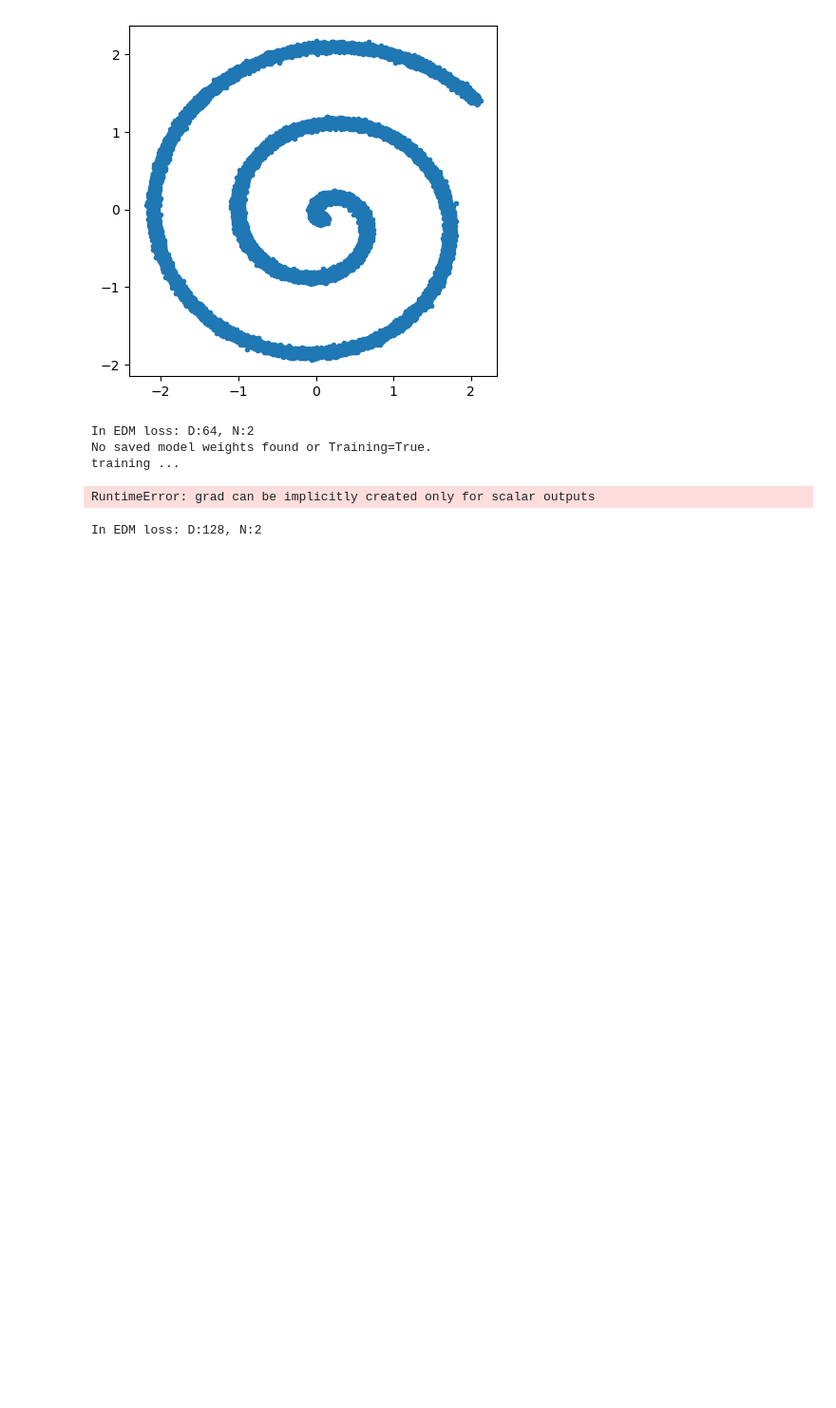
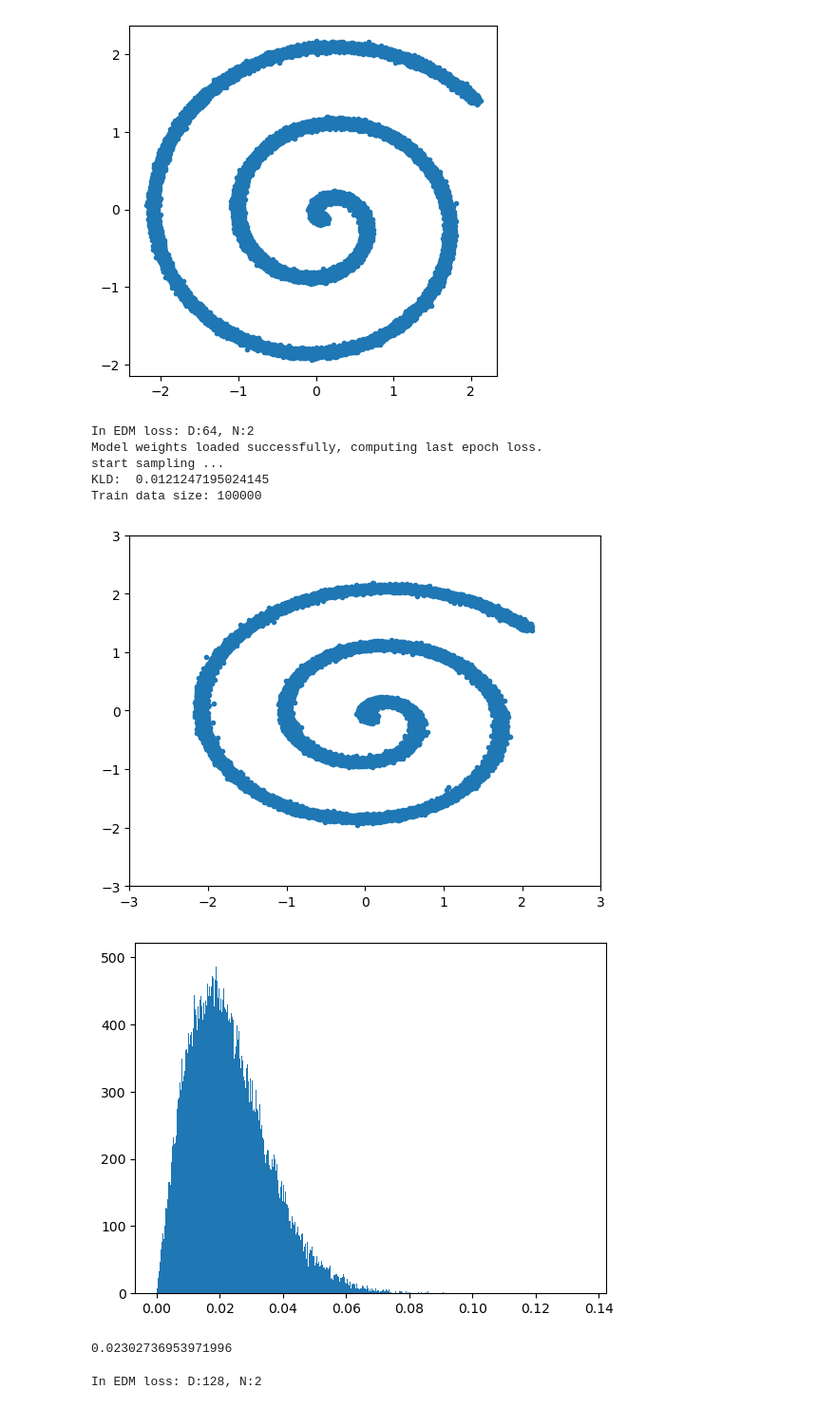
Before and after one commit to christian-jacobsen/CoCoGen, a Jupyter notebook: PFGMPP_study.ipynb, the cells around one changed output. Shown: that part at 95% size. Drawn from its saved outputs; the diff is of its cells as text; code cells hidden in the pictures; blank space fills up the shorter version.

Commit message:
Add pfgmppUNet, 1D pfgmpp tested on swiss roll

```diff
--- a/PFGMPP_study.ipynb
+++ b/PFGMPP_study.ipynb
@@ -338,14 +397,13 @@ def edm_sampler(
         t_hat = net.round_sigma(t_cur + gamma * t_cur)
         x_hat = x_cur + (t_hat ** 2 - t_cur ** 2).sqrt() * S_noise * randn_like(x_cur)
         # Euler step.
-
-        denoised = net(x_hat, t_hat).to(torch.float64)
+        denoised = net(x_hat, repeat(t_hat.reshape(-1), 'w -> h w', h=x_hat.shape[0]), class_labels).to(torch.float64)
         d_cur = (x_hat - denoised) / t_hat
         x_next = x_hat + (t_next - t_hat) * d_cur
 
         # Apply 2nd order correction.
         if i < num_steps - 1:
-            denoised = net(x_next, t_next).to(torch.float64)
+            denoised = net(x_next, repeat(t_next.reshape(-1), 'w -> h w', h=x_next.shape[0]), class_labels).to(torch.float64)
             d_prime = (x_next - denoised) / t_next
             x_next = x_hat + (t_next - t_hat) * (0.5 * d_cur + 0.5 * d_prime)
 
@@ -511,7 +569,7 @@ class StackedRandomGenerator:
 # %%
 seed_everything(0)
 # optimization
-learning_rate = 1e-4
+learning_rate = 5e-5
 num_epochs = 500
 
 
@@ -532,7 +590,8 @@ H_true_arr = []
 
 
 pfgmpp = True
-Training =True
+Training =False
+output_step = 10
 
 for D in D_values:
     seed_everything(0)
@@ -547,16 +606,20 @@ for D in D_values:
     generator = torch.Generator().manual_seed(0)
     train_set, val_set = torch.utils.data.random_split(train_set, [1,0], generator=generator)
 
-    batch_size = 32
+    batch_size = 256
     train_loader = torch.utils.data.DataLoader(
         train_set, batch_size=batch_size
     )
-
-    model = EDMPrecond(2, 2, model_dim=128,
+    '''
+    model = EDM1DUncon(2, 2, model_dim=128,
                     dim_mult=[1,1,1], dim_mult_emb=1, num_blocks=2,
                     dropout=0, emb_type="sinusoidal", dim_mult_noise=1, affine=True,
                     D=D, pfgmpp=pfgmpp)
-
+    '''
+    model = EDM1DCFG(2, 2, 1, model_dim=128,
+                    dim_mult=[1,1,1], dim_mult_emb=1, num_blocks=2,
+                    dropout=0, emb_type="sinusoidal", dim_mult_time=1, affine=True,
+                    D=D, pfgmpp=pfgmpp)
     loss_fn = EDMLoss(D=D, N=model.N)
     file_path = f'mdl_weights/pfgm_D_{D}.pth'
 
@@ -570,7 +633,7 @@ for D in D_values:
                 model.parameters(),
                 lr=learning_rate,
             )
-        for epoch in range(num_epochs):
+        for epoch in range(1):
             model.train()
             avg_loss = 0.
             num_items = 0
@@ -580,13 +643,13 @@ for D in D_values:
                 c = batch[1]
                 x = x.to(device)
                 c = c.to(device)
-                loss = loss_fn(model, x, labels=None, augment_pipe=None, stf=False, pfgmpp=model.pfgmpp)
+                loss = loss_fn(model, x, labels=c, augment_pipe=None, stf=False, pfgmpp=model.pfgmpp)
 
                 #optimizer.zero_grad()
                 #loss.backward()
                 #optimizer.step()
                 num_items += x.shape[0]
-                avg_loss += loss.item() * x.shape[0]
+                avg_loss += loss.mean().item() * x.shape[0]
     else:
         print("No saved model weights found or Training=True.")
         model.train()
@@ -605,7 +668,6 @@ for D in D_values:
 
         #tqdm_epoch = tqdm.notebook.trange(num_epochs)
         best_val_loss = float('inf')
-        save_path = './model.pth'
         print('training ...')
         for epoch in range(num_epochs):
             model.train()
@@ -617,26 +679,30 @@ for D in D_values:
                 c = batch[1]
                 x = x.to(device)
                 c = c.to(device)
-                loss = loss_fn(model, x, labels=None, augment_pipe=None, stf=False, pfgmpp=model.pfgmpp)
+                batch_size = x.shape[0]
+                loss = loss_fn(model, x, labels=c, augment_pipe=None, stf=False, pfgmpp=model.pfgmpp)
 
                 optimizer.zero_grad()
-                loss.backward()
+                loss.sum().mul(1/batch_size).backward()
                 optimizer.step()
-                avg_loss += loss.item() * x.shape[0]
+                avg_loss += loss.mean().item() * batch_size
                 num_items += x.shape[0]
-                loss_v.append(loss.item())
+                loss_v.append(loss.mean().item() * batch_size)
                 loss_avg.append(avg_loss / num_items)
             # Print the averaged training loss so far.
-            #if epoch % output_step == 0 or epoch == num_epochs - 1:
-        torch.save(model.state_dict(), 'mdl_weights/uncon_train_len'+'_'+str(train_data_length)+'.pth')
+            if epoch % output_step == 0 or epoch == num_epochs - 1:
+                print(f"Epoch {epoch} | Loss: {avg_loss / num_items:.4f}")
+        torch.save(model.state_dict(), file_path)
         print('train data length: ', train_data_length, ' last_loss: ', avg_loss / num_items)
 
+    print('start sampling ...')
+    sample_size = 100000
     model.eval()
     last_loss = avg_loss / num_items
-    #test_cond = torch.rand(sample_size, device=device)*10-5
-    rnd = StackedRandomGenerator(device, 0)
+    test_cond = torch.rand(sample_size, device=device)*10-5
+    rnd = StackedRandomGenerator(device, range(sample_size))
     if pfgmpp:
-        latents = rnd.rand_beta_prime([batch_size, model.in_dim],
+        latents = rnd.rand_beta_prime([sample_size, model.in_dim],
                             N=model.N,
                             D=D,
                             pfgmpp=pfgmpp,
@@ -644,10 +710,11 @@ for D in D_values:
                             #sigma_max=sampler_kwargs['sigma_max'] if (N > 256 * 256 * 3) else 80)
                             sigma_max=80)
     else:
-        latents = rnd.randn([batch_size, model.in_dim],
+        latents = rnd.randn([sample_size, model.in_dim],
                             device=device)
     with torch.no_grad():
-        samples, _ = edm_sampler(model, latents=latents, class_labels=None, randn_like=rnd.randn_like, pfgmpp=pfgmpp)
+        samples, _ = edm_sampler(model, latents=latents, class_labels=test_cond, randn_like=rnd.randn_like, pfgmpp=pfgmpp)
+        #samples = ablation_sampler(model, latents=latents, class_labels=test_cond, randn_like=rnd.randn_like)
     #samples, _ = vp_ode_sampler(model, vp, train_data.shape, device)
     samples = samples.detach().cpu().numpy()
     fid = fid_metric(samples, orig_sample.detach().cpu().numpy())
@@ -658,39 +725,41 @@ for D in D_values:
     '''
     nll_total = 0
     process_batch_size = 100000
     for i in range(0, orig_sample.size(0), process_batch_size):
         batch = orig_sample[i:i + process_batch_size].to(device)
         batch_nll = likelihood_fn(model, batch)[0]
         nll_total += batch_nll.sum().item()
     # Calculate the average NLL
-    avg_nll = nll_total / orig_sample.size(0)
+    avg_nll = nll_total / orz?Qu?ggf.cvM$Z5ig_sample.size(0)
     '''
 
     last_loss_values.append(last_loss)
     fid_values.append(fid)
     #avg_nll_values.append(avg_nll)
     kld, H_gen, H_true = get_KLD(samp1=samples, dat=orig_sample.detach().cpu().numpy())
     KLD_arr.append(kld)
     H_gen_arr.append(H_gen)
     H_true_arr.append(H_true)
 
     print('Train data size:', train_data_length)
     plt.plot(samples[:,0], samples[:,1], ".")
     plt.xlim((-3,3))
     plt.ylim((-3,3))
     plt.show()
-    '''
     true_pos = get_pos_from_rad(test_cond)
     avg_err = np.mean(np.abs(samples-true_pos), axis=1)
     plt.hist(avg_err, bins=1000)
     plt.show()
     print(np.mean(avg_err))
-    '''
 # %% [output]
 In EDM loss: D:64, N:2
-No saved model weights found or Training=True.
-training ...
+Model weights loaded successfully, computing last epoch loss.
+start sampling ...
+KLD:  0.0121247195024145
+Train data size: 100000
+[figure, added]
+[figure, added]
-RuntimeError: grad can be implicitly created only for scalar outputs
+0.02302736953971996
 # %%
 D=128
 seed_everything(0)
```
Also changed, not shown: parts of 2 cells of this notebook, 4 other files.
